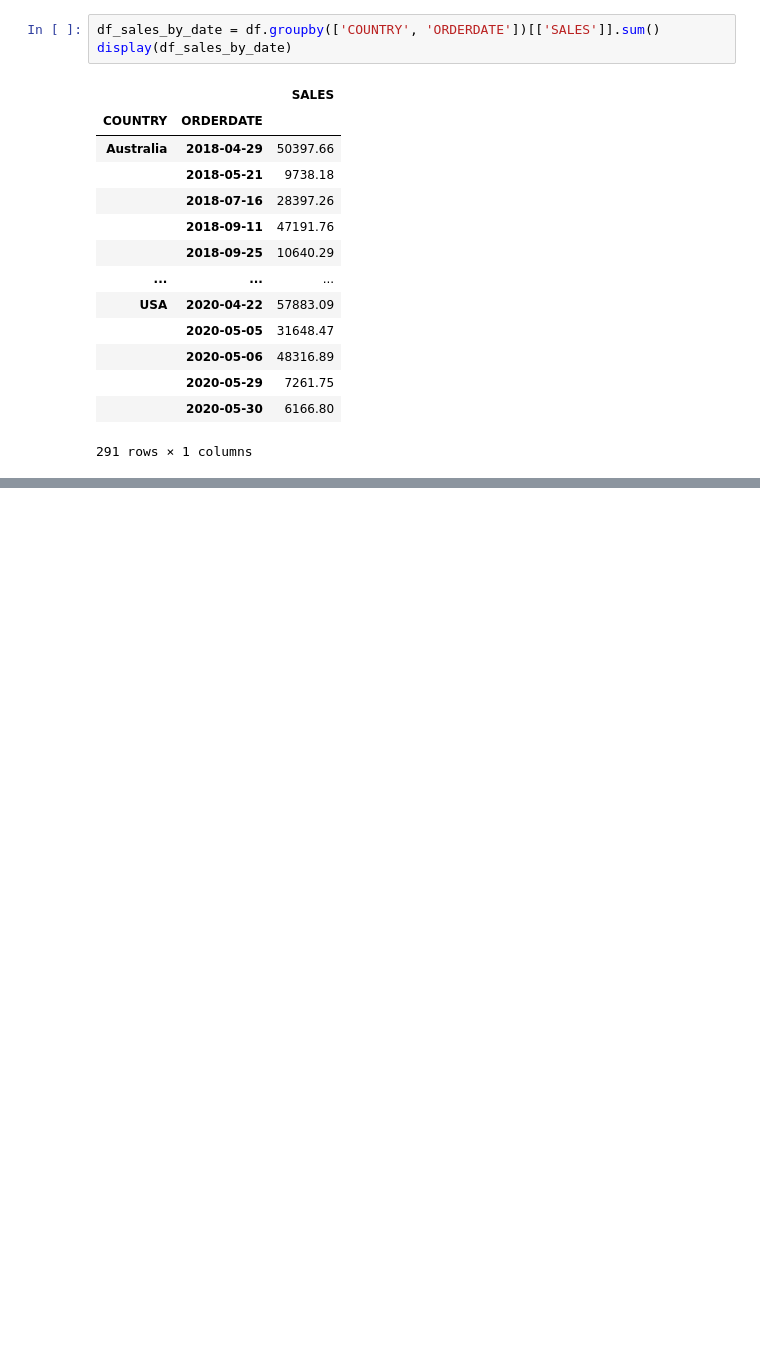
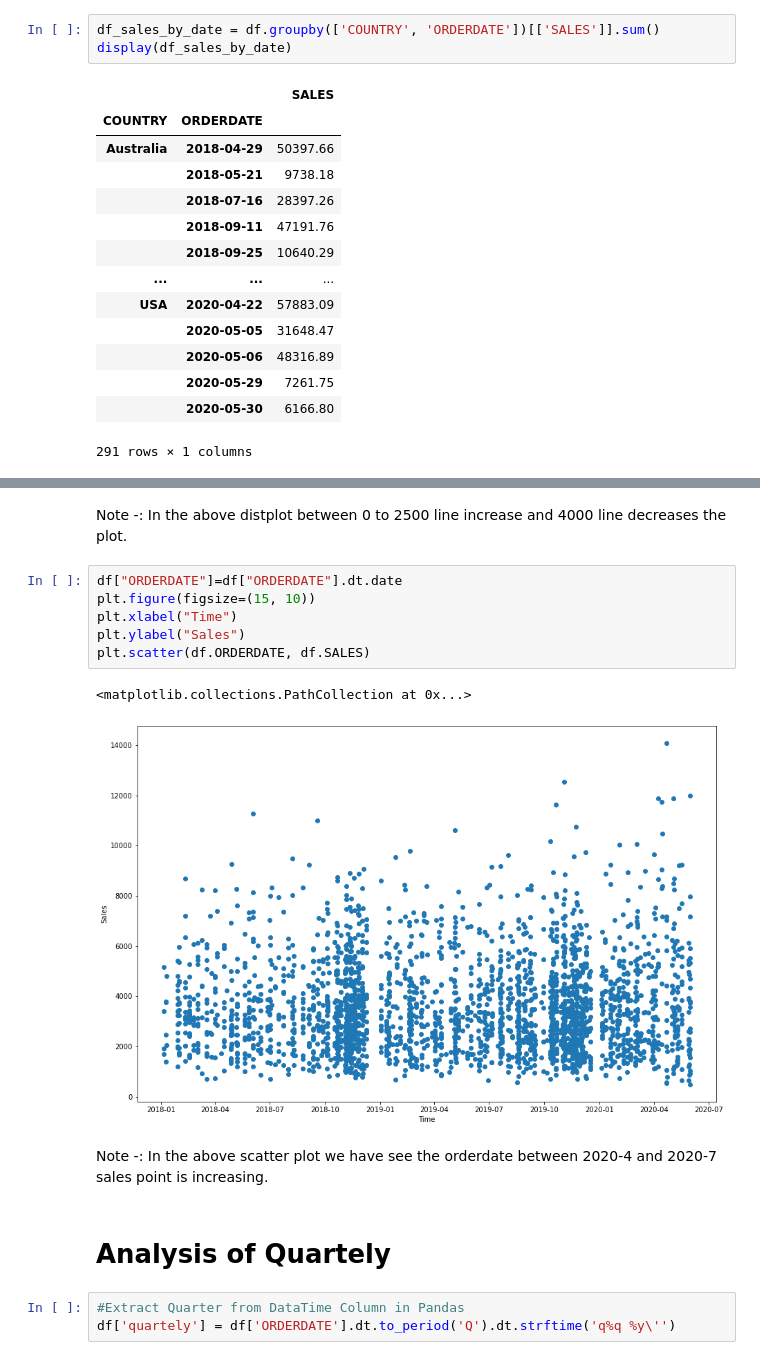
Before and after one commit to khancuh/Machine-Learning-Projectss, a Jupyter notebook: Sales_data_analysis_and_visulization/Sales_Project.ipynb, the cells around one changed output, grey strips where cells are left out. Cells and saved outputs as stored; diff of their text form; blank space fills up the shorter version.

```diff
--- a/Sales_data_analysis_and_visulization/Sales_Project.ipynb
+++ b/Sales_data_analysis_and_visulization/Sales_Project.ipynb
@@ -490,0 +567,18 @@ display(df_sales_by_date)
+# %% [markdown]
+Note -: In the above distplot between 0 to 2500 line increase and 4000 line decreases the plot.
+# %%
+df["ORDERDATE"]=df["ORDERDATE"].dt.date
+plt.figure(figsize=(15, 10))
+plt.xlabel("Time")
+plt.ylabel("Sales")
+plt.scatter(df.ORDERDATE, df.SALES)
+# %% [output]
+<matplotlib.collections.PathCollection at 0x...>
+[figure, added]
+# %% [markdown]
+Note -: In the above scatter plot we have see the orderdate between 2020-4 and 2020-7 sales point is increasing.
+# %% [markdown]
+# Analysis of Quartely
+# %%
+#Extract Quarter from DataTime Column in Pandas
+df['quartely'] = df['ORDERDATE'].dt.to_period('Q').dt.strftime('q%q %y\'')
```
Also changed, not shown: parts of 38 cells of this notebook.
